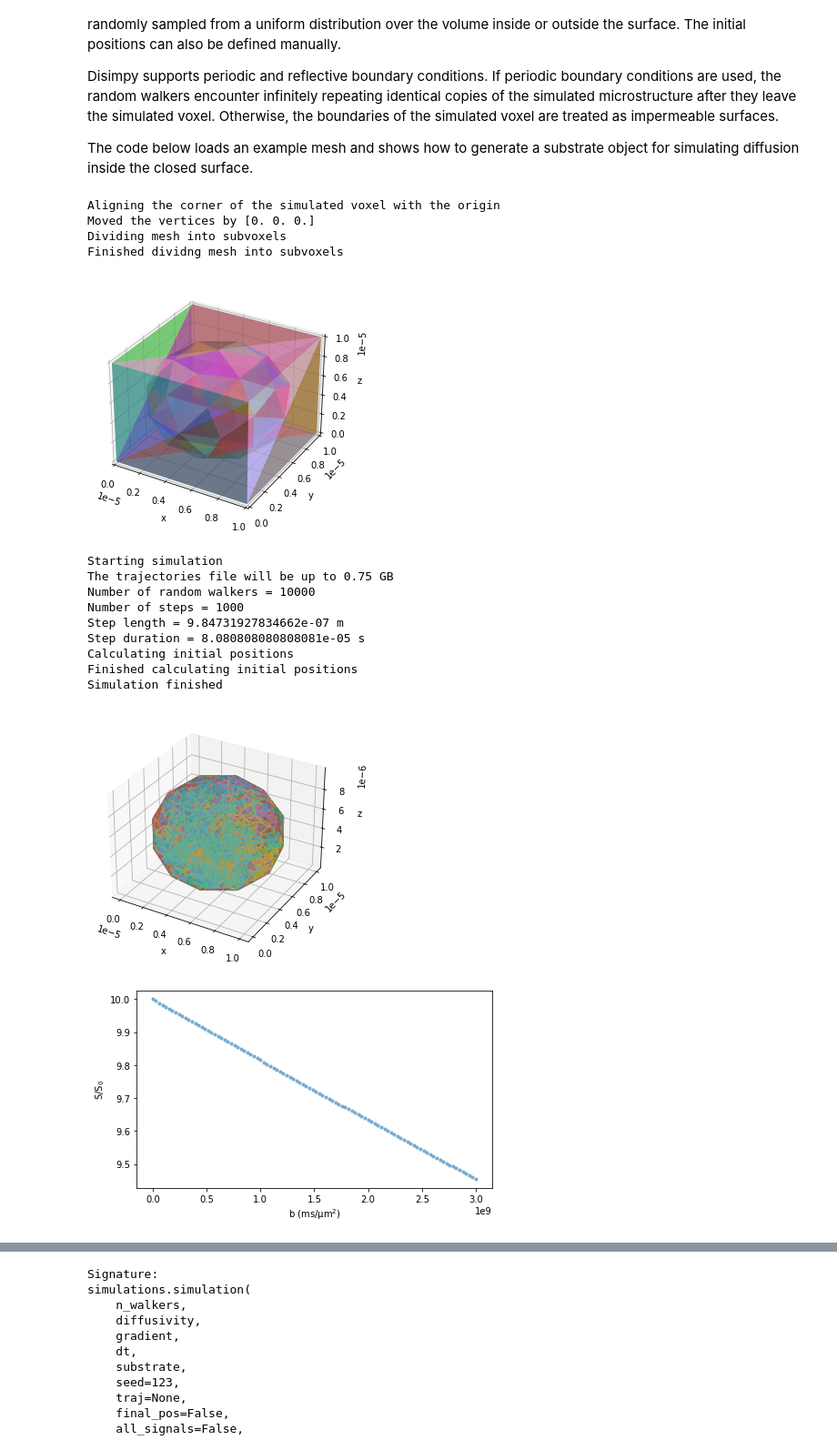
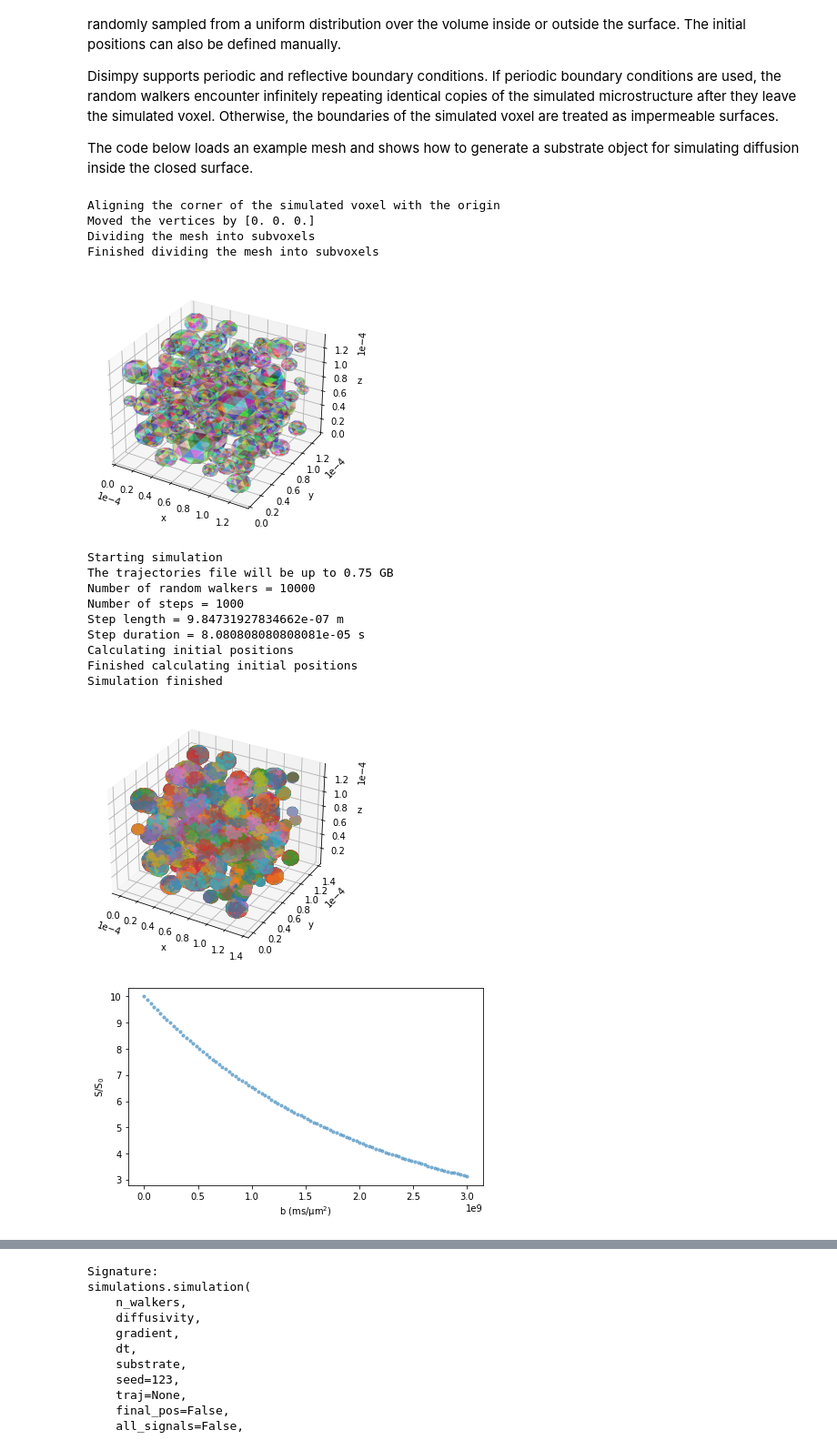
Before and after one commit to kerkelae/disimpy, a Jupyter notebook: docs/source/tutorial.ipynb, the cells around one changed output, grey strips where cells are left out. Shown at 91% size. Cells and saved outputs as stored; diff of their text form; code cells hidden in the pictures.

Commit message:
use a more complex mesh in tutorial

```diff
--- a/docs/source/tutorial.ipynb
+++ b/docs/source/tutorial.ipynb
@@ -229,7 +226,7 @@ The code below loads an example mesh and shows how to generate a substrate objec
 # Load an example triangular mesh
 
 mesh_path = os.path.join(
-    os.path.dirname(simulations.__file__), 'tests', 'sphere_mesh.pkl')
+    os.path.dirname(simulations.__file__), 'tests', 'example_mesh.pkl')
 with open(mesh_path, 'rb') as f:
     example_mesh = pickle.load(f)
 faces = example_mesh['faces']
@@ -237,37 +234,37 @@ vertices = example_mesh['vertices']
 
 
 # Create a substrate object
 
 substrate = substrates.mesh(
-    vertices, faces, padding=np.zeros(3), periodic=False, init_pos='intra')
+    vertices, faces, padding=np.zeros(3), periodic=True, init_pos='intra')
 
 
 # Show the mesh
 
 utils.show_mesh(substrate)
 
 
 # Run simulation and show the random walker trajectories
 
 traj_file = 'example_traj.txt'
 signals = simulations.simulation(
     int(1e4), diffusivity, gradient, dt, substrate, traj=traj_file)
 utils.show_traj(traj_file)
 
 
 # Plot the simulated signal
 
 fig, ax = plt.subplots(1, figsize=(7, 4))
 ax.scatter(bs, signals / n_walkers, s=10, alpha=.5)
 ax.set_xlabel('b (ms/μm$^2$)')
 ax.set_ylabel('S/S$_0$')
 plt.show()
 # %% [output]
 Aligning the corner of the simulated voxel with the origin
 Moved the vertices by [0. 0. 0.]
-Dividing mesh into subvoxels
-Finished dividng mesh into subvoxels
+Dividing the mesh into subvoxels
+Finished dividing the mesh into subvoxels
-[figure, old version]
+[figure, new version]
 Starting simulation
 The trajectories file will be up to 0.75 GB
 Number of random walkers = 10000
@@ -277,8 +274,8 @@ Step duration = 8.080808080808081e-05 s
 Calculating initial positions
 Finished calculating initial positions
 Simulation finished
-[figure, old version]
+[figure, new version]
-[figure, old version]
+[figure, new version]
 # %%
 # Create and show a substrate object without periodic boundary conditions
 
```
Also changed, not shown: parts of 3 cells of this notebook.
